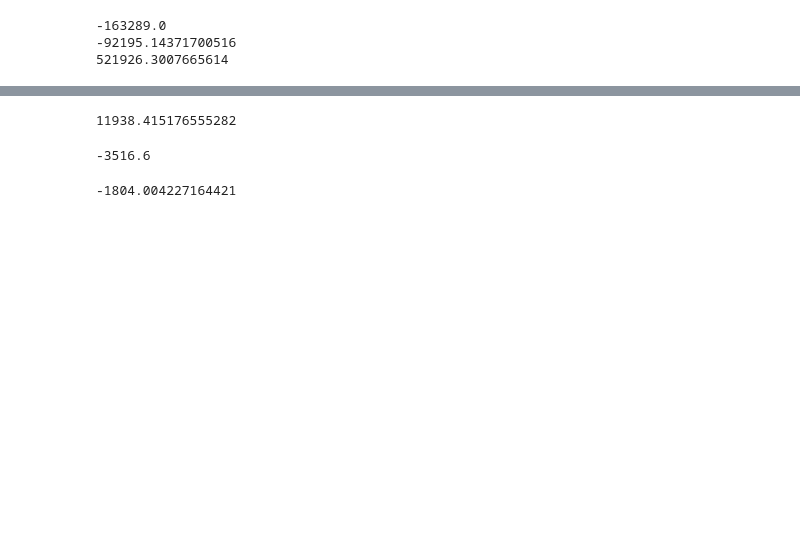
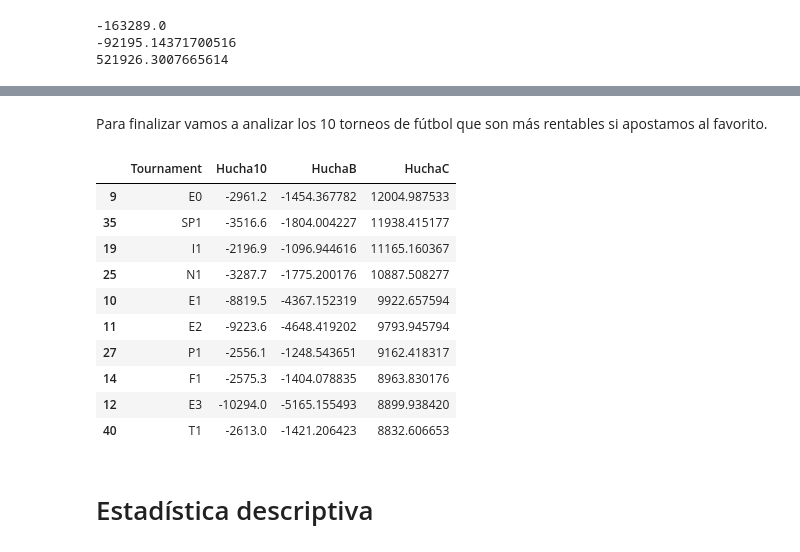
Before and after one commit to franciscojdiezc/TFM, a Jupyter notebook: 2. Hucha.ipynb, the cells around one changed output, grey strips where cells are left out. Drawn from its saved outputs; the diff is of its cells as text; code cells hidden in the pictures; blank space fills up the shorter version.

```diff
--- a/2. Hucha.ipynb
+++ b/2. Hucha.ipynb
@@ -182 +162,20 @@ print(sports['HuchaC'].sum())
+# %% [markdown]
+Para finalizar vamos a analizar los 10 torneos de fútbol que son más rentables si apostamos al favorito.
+# %%
+footballTournament = sports[sports['Sport'] == 'Football'].groupby('Tournament', as_index=False)[['Hucha10','HuchaB','HuchaC']].sum()
+footballTournament.sort_values(by='HuchaC', ascending=False).head(10)
+# %% [output]
+|  | Tournament | Hucha10 | HuchaB | HuchaC |
+| 9 | E0 | -2961.2 | -1454.367782 | 12004.987533 |
+| 35 | SP1 | -3516.6 | -1804.004227 | 11938.415177 |
+| 19 | I1 | -2196.9 | -1096.944616 | 11165.160367 |
+| 25 | N1 | -3287.7 | -1775.200176 | 10887.508277 |
+| 10 | E1 | -8819.5 | -4367.152319 | 9922.657594 |
+| 11 | E2 | -9223.6 | -4648.419202 | 9793.945794 |
+| 27 | P1 | -2556.1 | -1248.543651 | 9162.418317 |
+| 14 | F1 | -2575.3 | -1404.078835 | 8963.830176 |
+| 12 | E3 | -10294.0 | -5165.155493 | 8899.938420 |
+| 40 | T1 | -2613.0 | -1421.206423 | 8832.606653 |
+# %% [markdown]
+# Estadística descriptiva
 # %%
@@ -186,12 +182,0 @@ spain = sports[sports['Tournament'] == 'SP1']
-# %%
-spain['HuchaC'].sum()
-# %% [output]
-11938.415176555282
-# %%
-spain['Hucha100'].sum()
-# %% [output]
--3516.6
-# %%
-spain['HuchaB'].sum()
-# %% [output]
--1804.004227164421
```
Also changed, not shown: parts of 46 cells of this notebook.
